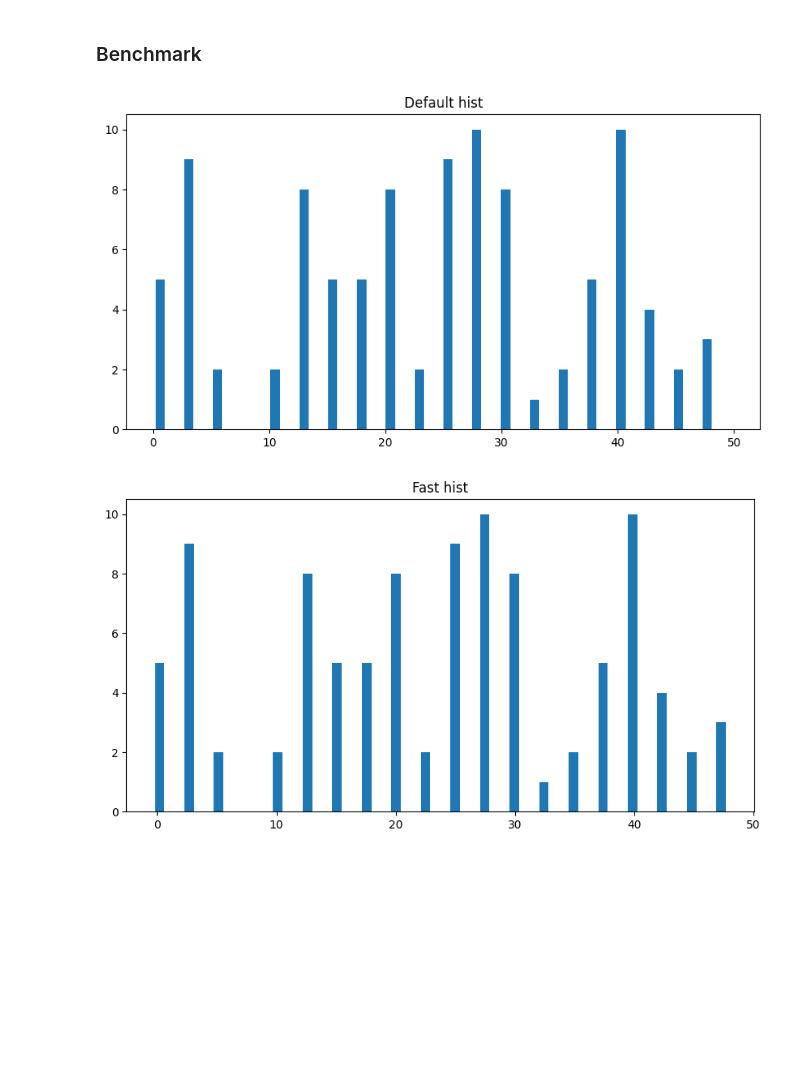
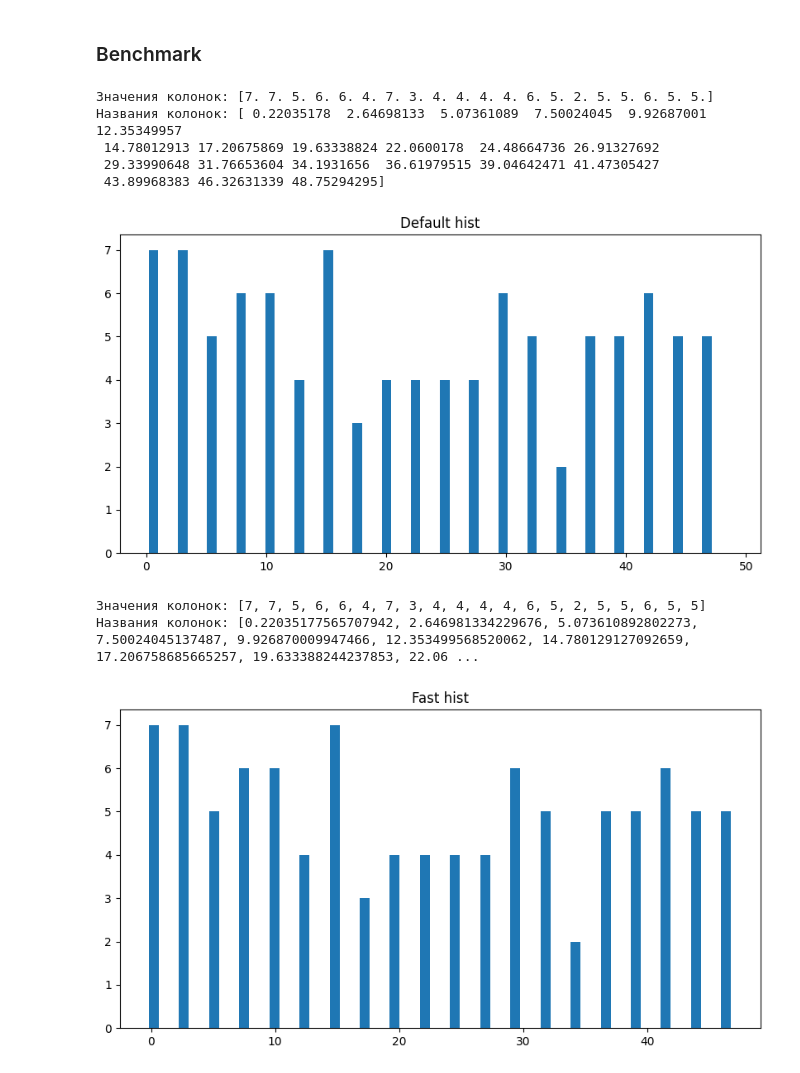
Before and after one commit to erov/data-analysis, a Jupyter notebook: lab1/solution.ipynb, the cells around one changed output. Saved outputs shown, nothing was run; the diff lists cells and outputs as text; code cells hidden in the pictures; blank space fills up the shorter version.

```diff
--- a/lab1/solution.ipynb
+++ b/lab1/solution.ipynb
@@ -293,17 +296,28 @@ plt.show()
 # %% [markdown]
 ### Benchmark
+# %%
+import timeit
+
+x = np.random.random(100) * 50
+bins = 20
+
+defaultHist(x, bins)
+fastHist(x, bins)
+# %% [output]
+Значения колонок: [7. 7. 5. 6. 6. 4. 7. 3. 4. 4. 4. 4. 6. 5. 2. 5. 5. 6. 5. 5.]
+Названия колонок: [ 0.22035178  2.64698133  5.07361089  7.50024045  9.92687001 12.35349957
+ 14.78012913 17.20675869 19.63338824 22.0600178  24.48664736 26.91327692
+ 29.33990648 31.76653604 34.1931656  36.61979515 39.04642471 41.47305427
+ 43.89968383 46.32631339 48.75294295]
+[figure, added]
+Значения колонок: [7, 7, 5, 6, 6, 4, 7, 3, 4, 4, 4, 4, 6, 5, 2, 5, 5, 6, 5, 5]
+Названия колонок: [0.22035177565707942, 2.646981334229676, 5.073610892802273, 7.50024045137487, 9.926870009947466, 12.353499568520062, 14.780129127092659, 17.206758685665257, 19.633388244237853, 22.06 ...
+[figure, added]
 # %%
-x = np.random.random(100) * 50
-bins = 20
-
+defaultSetup = '''
 value_counts, bins_names, visual_figure = plt.hist(x, bins=bins, width=0.8)
-plt.title('Default hist')
-plt.show(visual_figure)
-
+'''
+fastSetup = '''
 value_counts_fast, bins_names_fast = fast_hist(x, bins)
 plt.bar(x=bins_names_fast, height=value_counts_fast, width=0.8)
-plt.title('Fast hist')
-plt.show()
+'''
-# %% [output]
-[figure, removed]
-[figure, removed]
```
Also changed, not shown: parts of 12 cells of this notebook.
